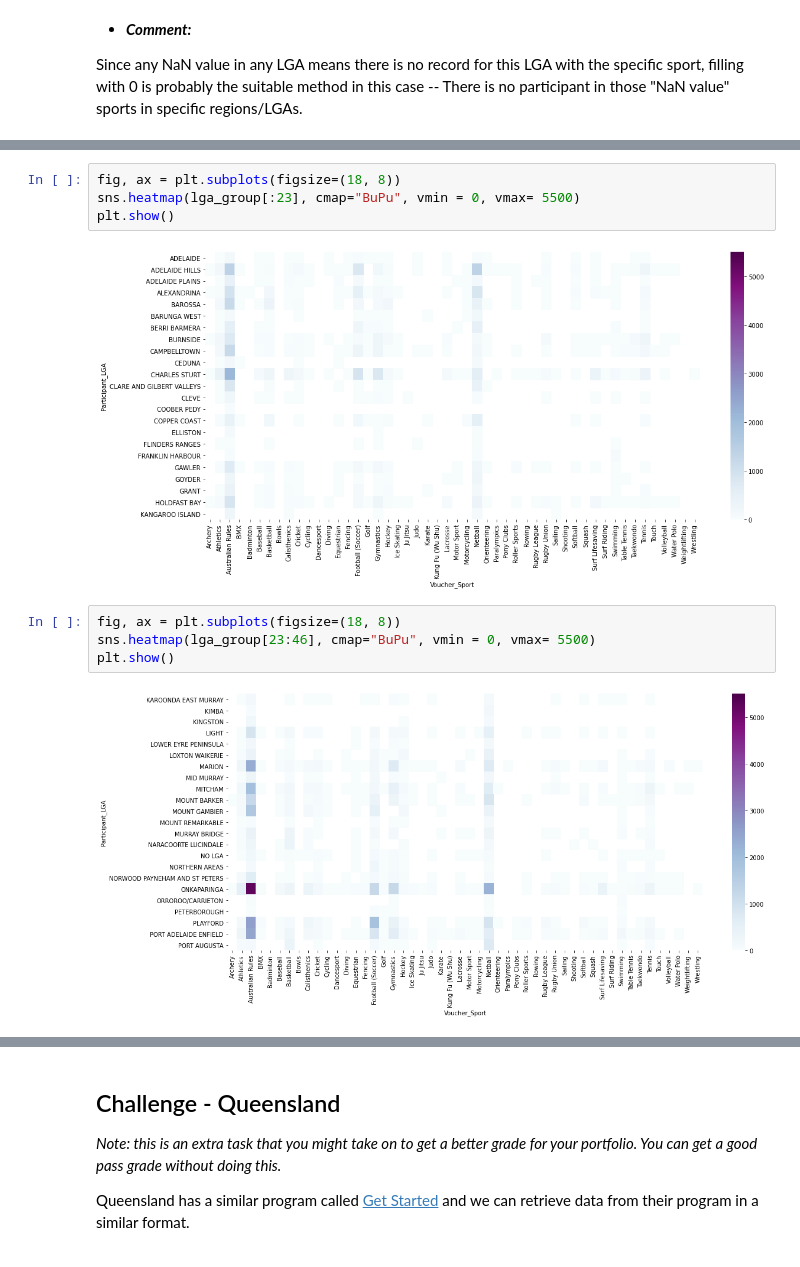
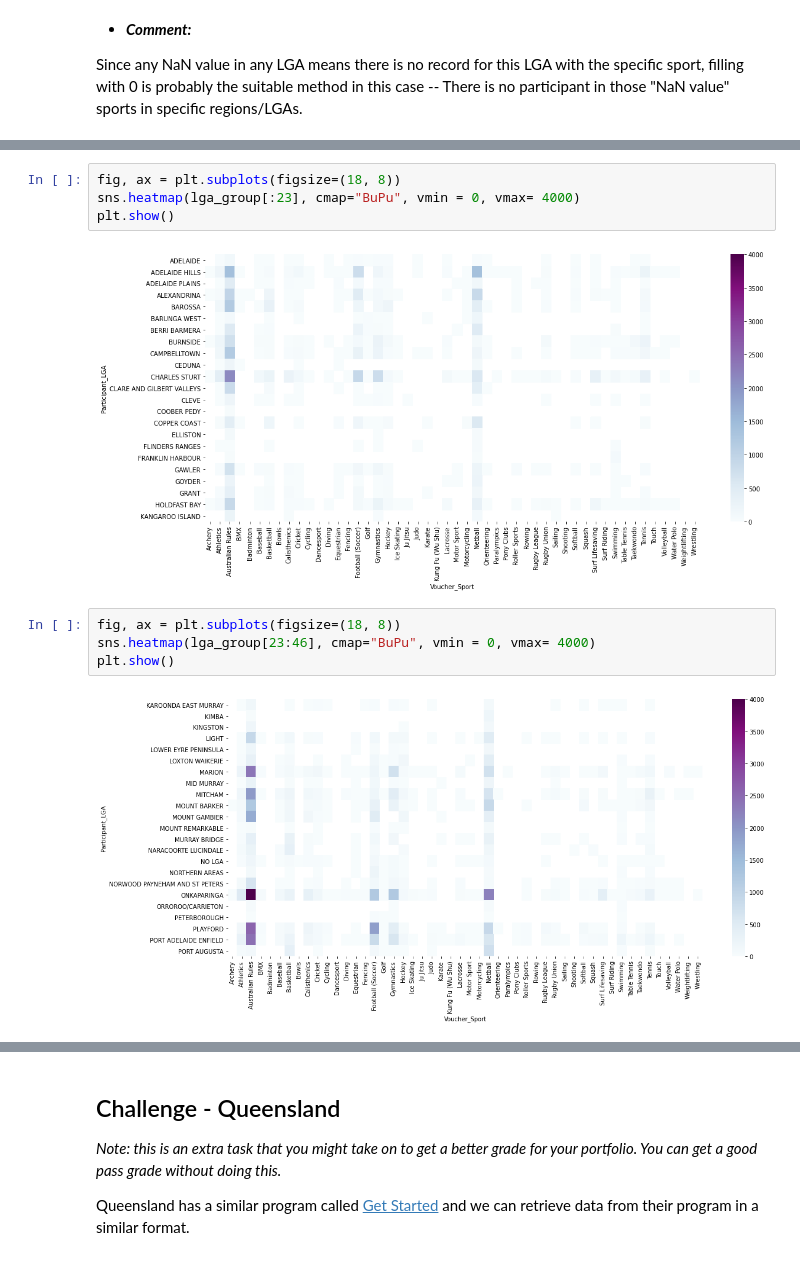
Before and after one commit to xuyenlinhHuynh/data-science-portfolio-xuyenlinhHuynh, a Jupyter notebook: Portfolio 2.ipynb, the cells around one changed output, grey strips where cells are left out. Saved outputs shown, nothing was run; the diff lists cells and outputs as text.

```diff
--- a/Portfolio 2.ipynb
+++ b/Portfolio 2.ipynb
@@ -277,14 +284,14 @@ As there are up to 69 different LGAs involved in the dataset, we separately plot
 # %%
 fig, ax = plt.subplots(figsize=(18, 8))
-sns.heatmap(lga_group[:23], cmap="BuPu", vmin = 0, vmax= 5500)
+sns.heatmap(lga_group[:23], cmap="BuPu", vmin = 0, vmax= 4000)
 plt.show()
 # %% [output]
-[figure, old version]
+[figure, new version]
 # %%
 fig, ax = plt.subplots(figsize=(18, 8))
-sns.heatmap(lga_group[23:46], cmap="BuPu", vmin = 0, vmax= 5500)
+sns.heatmap(lga_group[23:46], cmap="BuPu", vmin = 0, vmax= 4000)
 plt.show()
 # %% [output]
-[figure, old version]
+[figure, new version]
 # %%
 fig, ax = plt.subplots(figsize=(18, 8))
```
Also changed, not shown: parts of 4 cells of this notebook.
